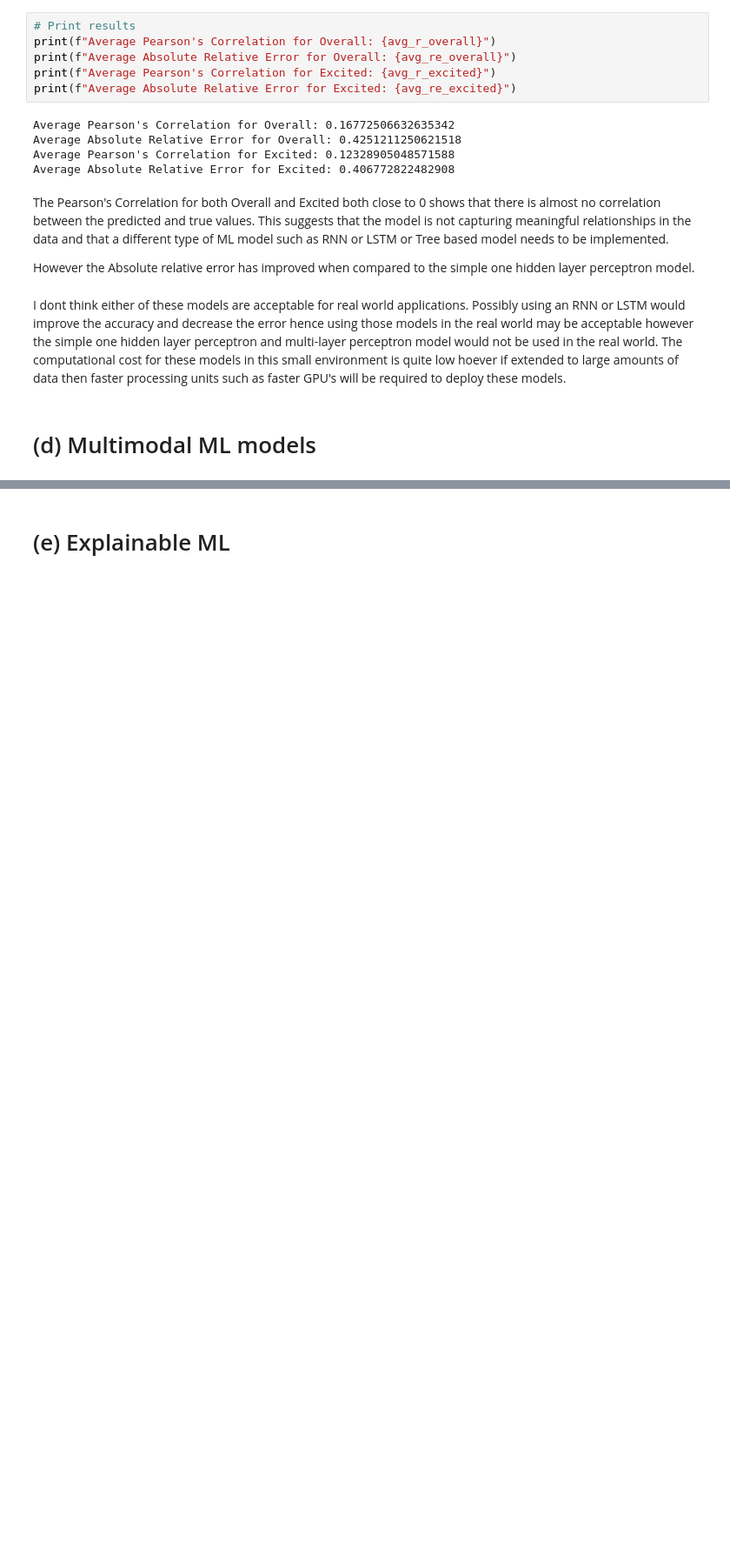
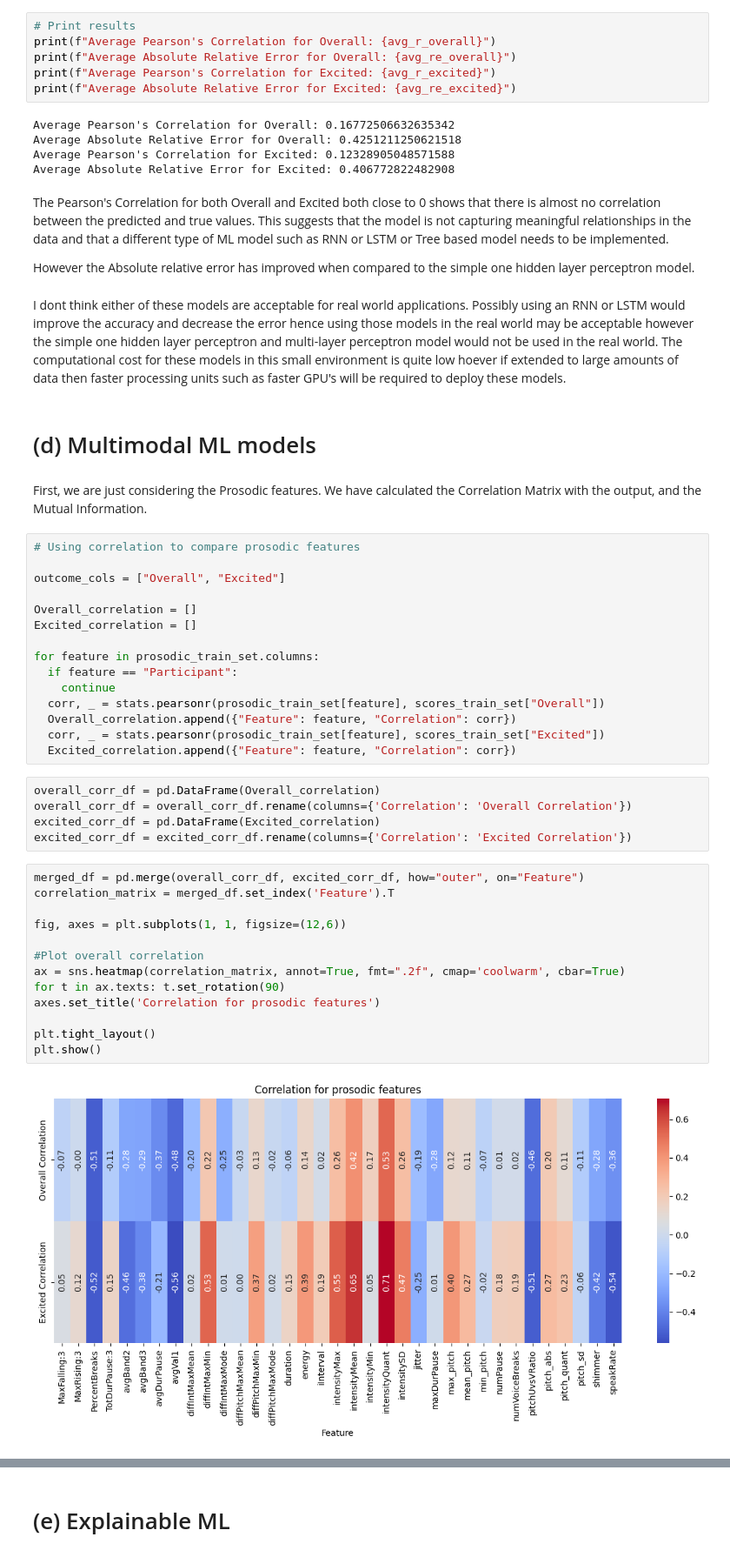
Before and after one commit to ccsterns86/CSCI5622_Team5_HW4, a Jupyter notebook: final_report.ipynb, the cells around one changed output, grey strips where cells are left out. Shown at 87% size. Saved outputs shown, nothing was run; the diff lists cells and outputs as text; blank space fills up the shorter version.

Commit message:
I think I merged that right

```diff
--- a/final_report.ipynb
+++ b/final_report.ipynb
@@ -768,3 +764,40 @@ However the Absolute relative error has improved when compared to the simple one
 I dont think either of these models are acceptable for real world applications. Possibly using an RNN or LSTM would improve the accuracy and decrease the error hence using those models in the real world may be acceptable however the simple one hidden layer perceptron and multi-layer perceptron model would not be used in the real world. The computational cost for these models in this small environment is quite low hoever if extended to large amounts of data then faster processing units such as faster GPU's will be required to deploy these models.
 # %% [markdown]
 # (d) Multimodal ML models
+# %% [markdown]
+First, we are just considering the Prosodic features. We have calculated the Correlation Matrix with the output, and the Mutual Information.
+# %%
+# Using correlation to compare prosodic features
+
+outcome_cols = ["Overall", "Excited"]
+
+Overall_correlation = []
+Excited_correlation = []
+
+for feature in prosodic_train_set.columns:
+  if feature == "Participant":
+    continue
+  corr, _ = stats.pearsonr(prosodic_train_set[feature], scores_train_set["Overall"])
+  Overall_correlation.append({"Feature": feature, "Correlation": corr})
+  corr, _ = stats.pearsonr(prosodic_train_set[feature], scores_train_set["Excited"])
+  Excited_correlation.append({"Feature": feature, "Correlation": corr})
+# %%
+overall_corr_df = pd.DataFrame(Overall_correlation)
+overall_corr_df = overall_corr_df.rename(columns={'Correlation': 'Overall Correlation'})
+excited_corr_df = pd.DataFrame(Excited_correlation)
+excited_corr_df = excited_corr_df.rename(columns={'Correlation': 'Excited Correlation'})
+# %%
+merged_df = pd.merge(overall_corr_df, excited_corr_df, how="outer", on="Feature")
+correlation_matrix = merged_df.set_index('Feature').T
+
+fig, axes = plt.subplots(1, 1, figsize=(12,6))
+
+#Plot overall correlation
+ax = sns.heatmap(correlation_matrix, annot=True, fmt=".2f", cmap='coolwarm', cbar=True)
+for t in ax.texts: t.set_rotation(90)
+axes.set_title('Correlation for prosodic features')
+
+plt.tight_layout()
+plt.show()
+# %% [output]
+[figure, added]
```
Also changed, not shown: parts of 42 cells of this notebook.
